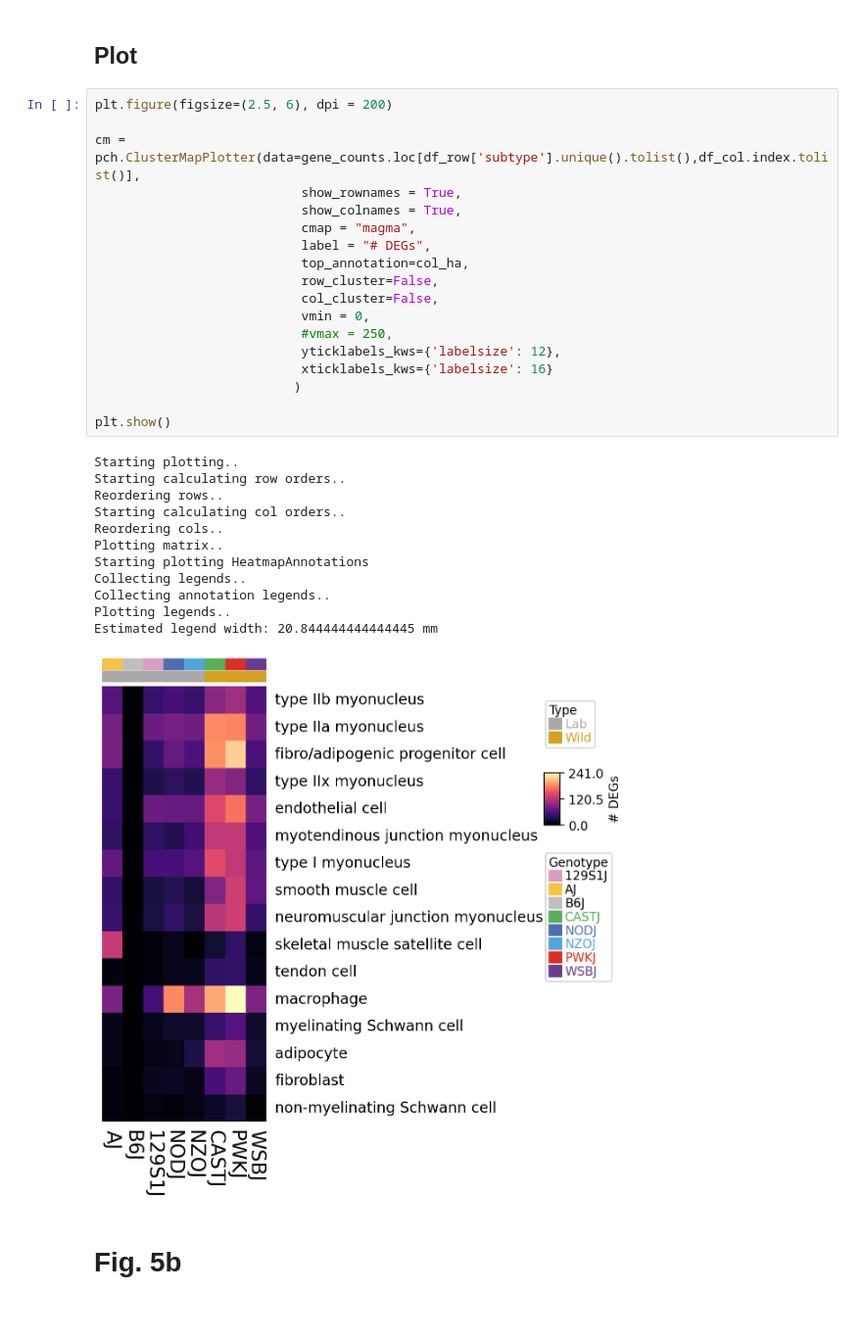
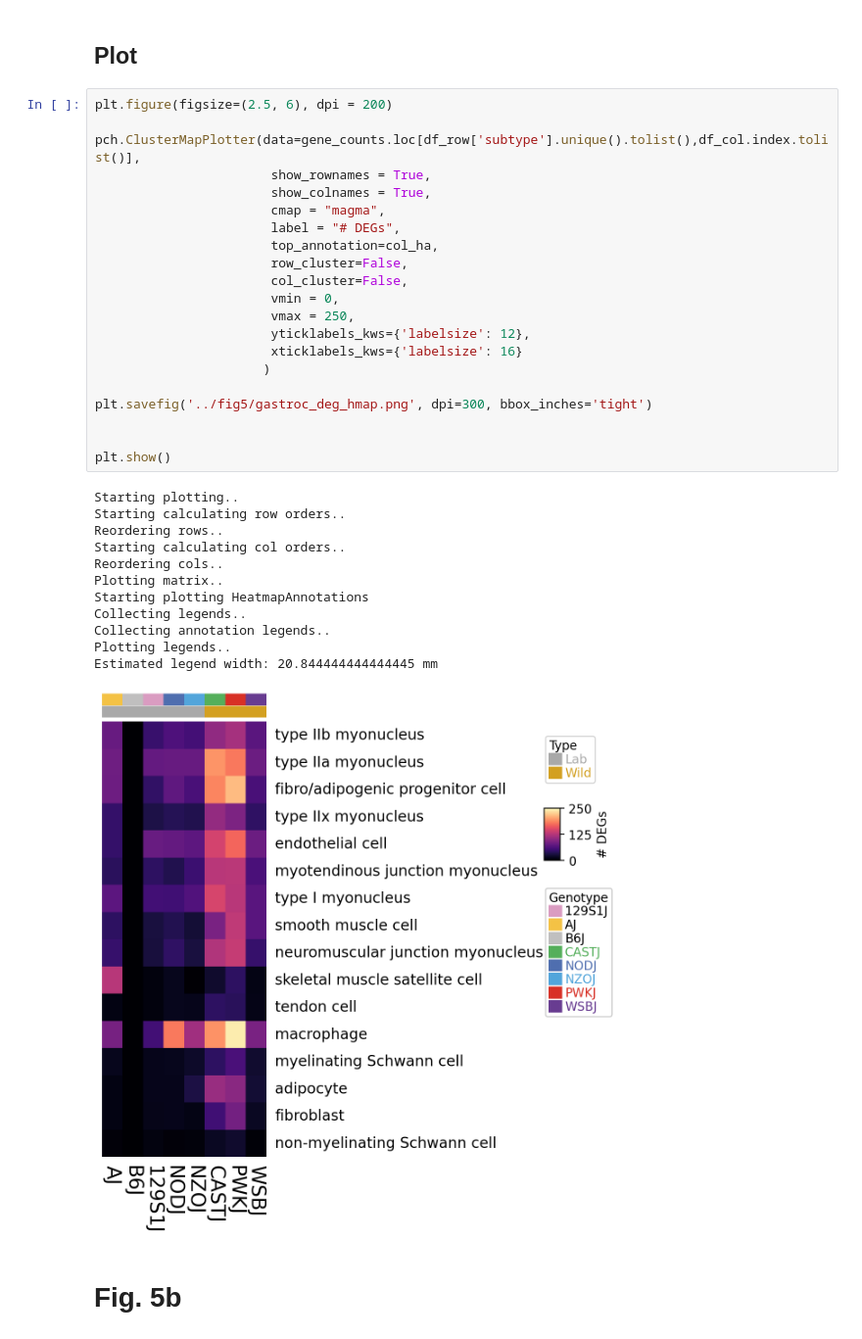
Before and after one commit to mortazavilab/8cube_manuscript, a Jupyter notebook: notebooks/Fig5.ipynb, the cells around one changed output. Shown at 98% size. Saved outputs shown, nothing was run; the diff lists cells and outputs as text.

```diff
--- a/notebooks/Fig5.ipynb
+++ b/notebooks/Fig5.ipynb
@@ -95,34 +95,37 @@ col_ha = pch.HeatmapAnnotation(Genotype=pch.anno_simple(df_col['Genotype'],color
 # %%
 plt.figure(figsize=(2.5, 6), dpi = 200)
 
-cm = pch.ClusterMapPlotter(data=gene_counts.loc[df_row['subtype'].unique().tolist(),df_col.index.tolist()],
-                           show_rownames = True,
-                           show_colnames = True,
-                           cmap = "magma",
-                           label = "# DEGs",
-                           top_annotation=col_ha,
-                           row_cluster=False,
-                           col_cluster=False,
-                           vmin = 0,
-                           #vmax = 250,
-                           yticklabels_kws={'labelsize': 12},
-                           xticklabels_kws={'labelsize': 16}
-                          )
+pch.ClusterMapPlotter(data=gene_counts.loc[df_row['subtype'].unique().tolist(),df_col.index.tolist()],
+                       show_rownames = True,
+                       show_colnames = True,
+                       cmap = "magma",
+                       label = "# DEGs",
+                       top_annotation=col_ha,
+                       row_cluster=False,
+                       col_cluster=False,
+                       vmin = 0,
+                       vmax = 250,
+                       yticklabels_kws={'labelsize': 12},
+                       xticklabels_kws={'labelsize': 16}
+                      )
+
+plt.savefig('../fig5/gastroc_deg_hmap.png', dpi=300, bbox_inches='tight')
+
 
 plt.show()
 # %% [output]
 Starting plotting..
 Starting calculating row orders..
 Reordering rows..
 Starting calculating col orders..
 Reordering cols..
 Plotting matrix..
 Starting plotting HeatmapAnnotations
 Collecting legends..
 Collecting annotation legends..
 Plotting legends..
 Estimated legend width: 20.844444444444445 mm
-[figure, old version]
+[figure, new version]
 # %% [markdown]
 # Fig. 5b
 # %%
```
Also changed, not shown: parts of 49 cells of this notebook, 21 other files.
